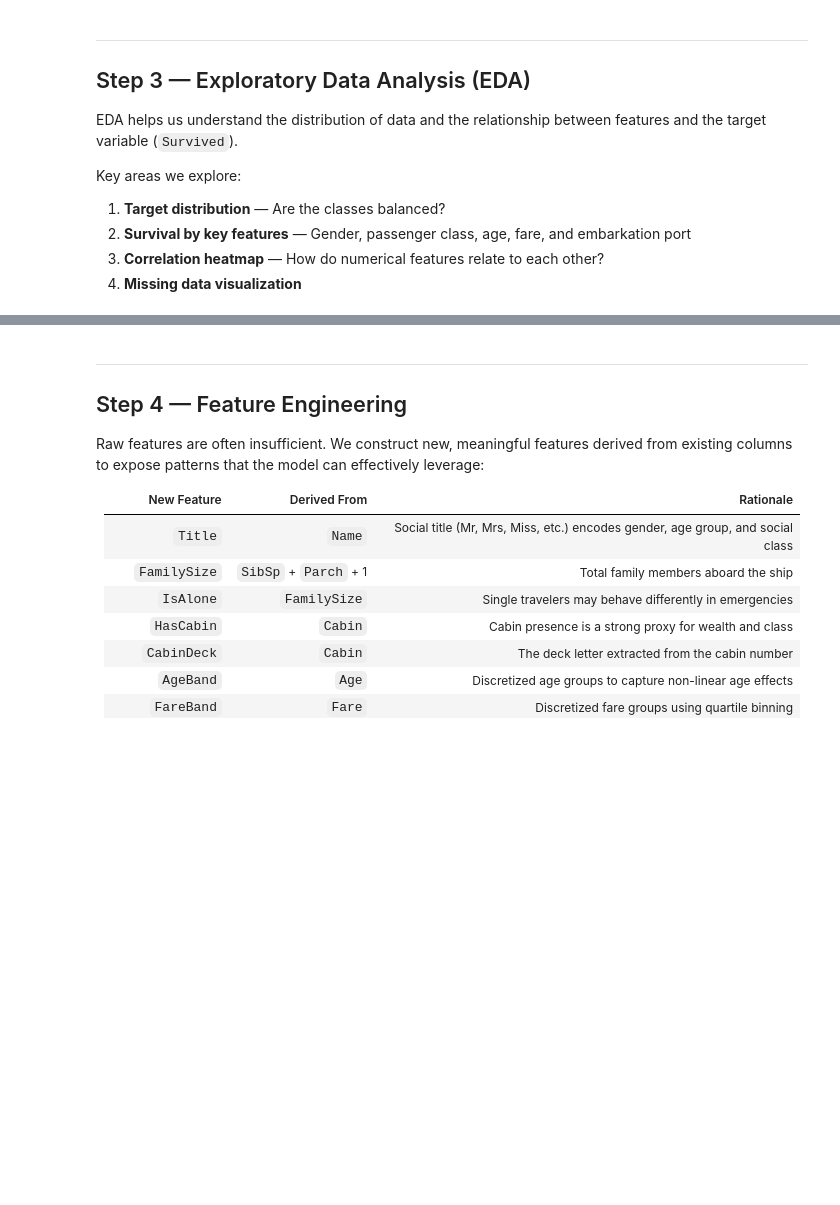
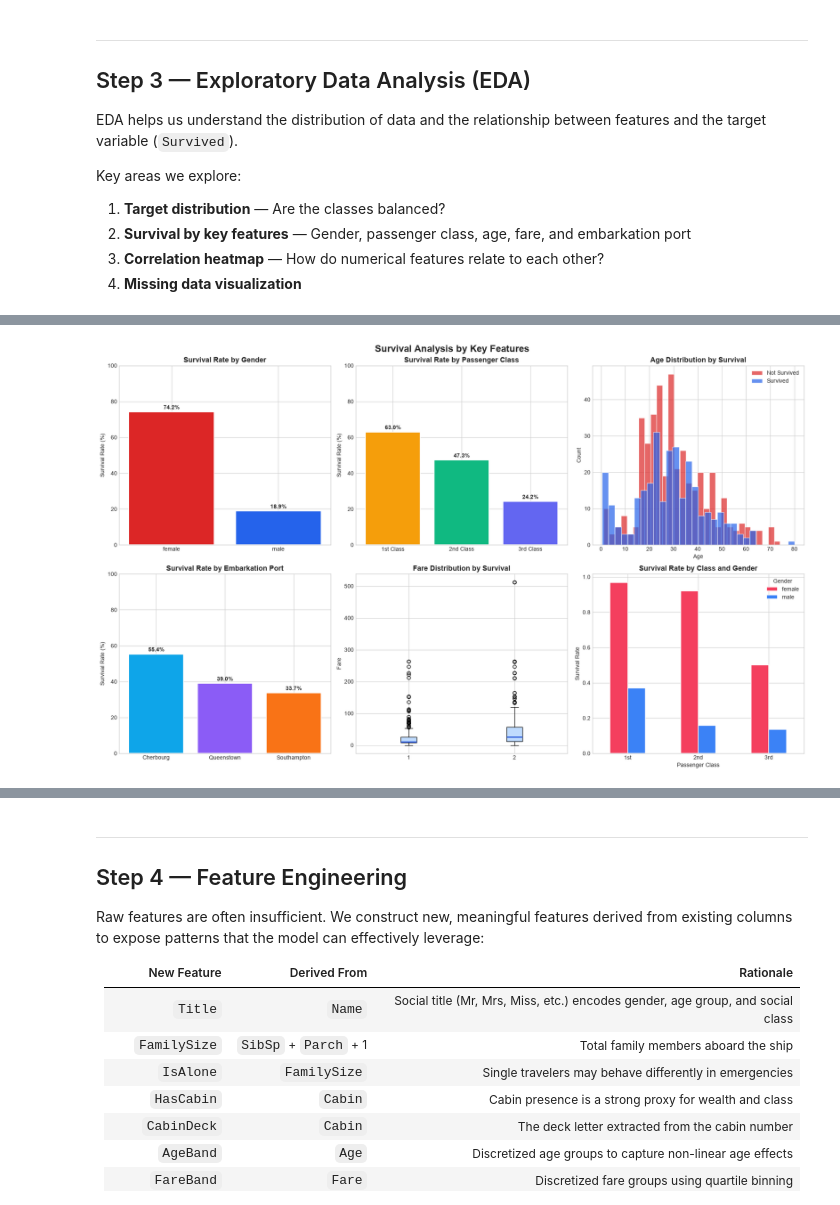
Before and after one commit to NumiKun/Titanic-Passenger-Survival-Prediction, a Jupyter notebook: Model/titanic_survival_lgbm.ipynb, the cells around one changed output, grey strips where cells are left out. Drawn from its saved outputs; the diff is of its cells as text; code cells hidden in the pictures; blank space fills up the shorter version.

```diff
--- a/Model/titanic_survival_lgbm.ipynb
+++ b/Model/titanic_survival_lgbm.ipynb
@@ -186,34 +247,36 @@ embarked_labels = {"C": "Cherbourg", "Q": "Queenstown", "S": "Southampton"}
 axes[1, 0].bar(
     [embarked_labels.get(k, k) for k in survival_by_embarked.index],
     survival_by_embarked.values * 100,
     color=["#0EA5E9", "#8B5CF6", "#F97316"], edgecolor="white", linewidth=1.5
 )
 axes[1, 0].set_title("Survival Rate by Embarkation Port", fontsize=13, fontweight="bold")
 axes[1, 0].set_ylabel("Survival Rate (%)")
 axes[1, 0].set_ylim(0, 100)
 for i, val in enumerate(survival_by_embarked.values):
     axes[1, 0].text(i, val * 100 + 1.5, f"{val * 100:.1f}%", ha="center", fontweight="bold")
 
 axes[1, 1].boxplot(
     [df[df["Survived"] == 0]["Fare"].dropna(), df[df["Survived"] == 1]["Fare"].dropna()],
-    labels=["Not Survived", "Survived"],
+    label=["Not Survived", "Survived"],
     patch_artist=True,
     boxprops=dict(facecolor="#BFDBFE"),
     medianprops=dict(color="#1D4ED8", linewidth=2)
 )
 axes[1, 1].set_title("Fare Distribution by Survival", fontsize=13, fontweight="bold")
 axes[1, 1].set_ylabel("Fare")
 
 pivot = df.groupby(["Pclass", "Sex"])["Survived"].mean().unstack()
 pivot.plot(kind="bar", ax=axes[1, 2], color=["#F43F5E", "#3B82F6"], edgecolor="white", linewidth=1.2)
 axes[1, 2].set_title("Survival Rate by Class and Gender", fontsize=13, fontweight="bold")
 axes[1, 2].set_xlabel("Passenger Class")
 axes[1, 2].set_ylabel("Survival Rate")
 axes[1, 2].set_xticklabels(["1st", "2nd", "3rd"], rotation=0)
 axes[1, 2].legend(title="Gender")
 
 plt.tight_layout()
 plt.show()
+# %% [output]
+[figure, added]
 # %%
 fig, axes = plt.subplots(1, 2, figsize=(15, 6))
 
```
Also changed, not shown: parts of 19 cells of this notebook.
